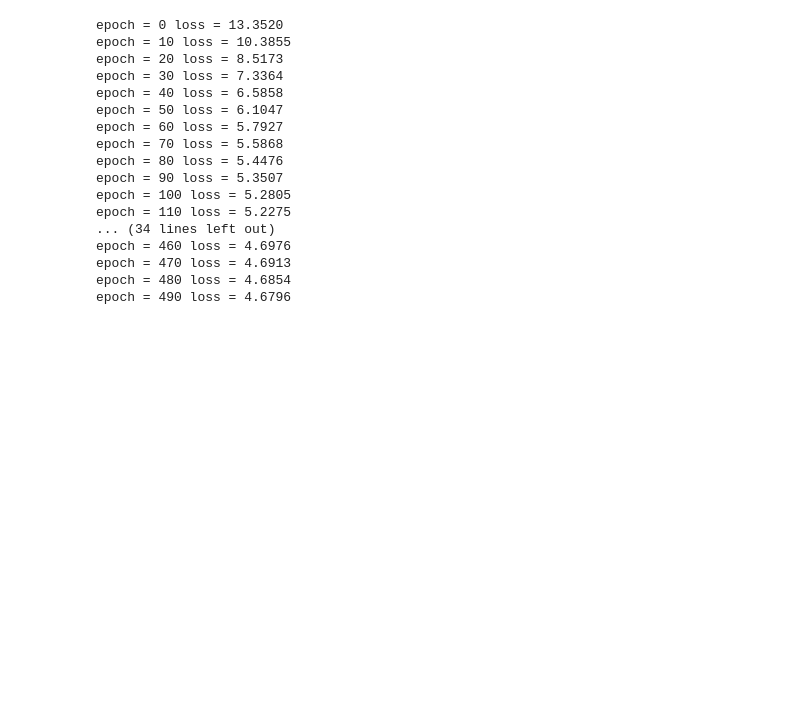
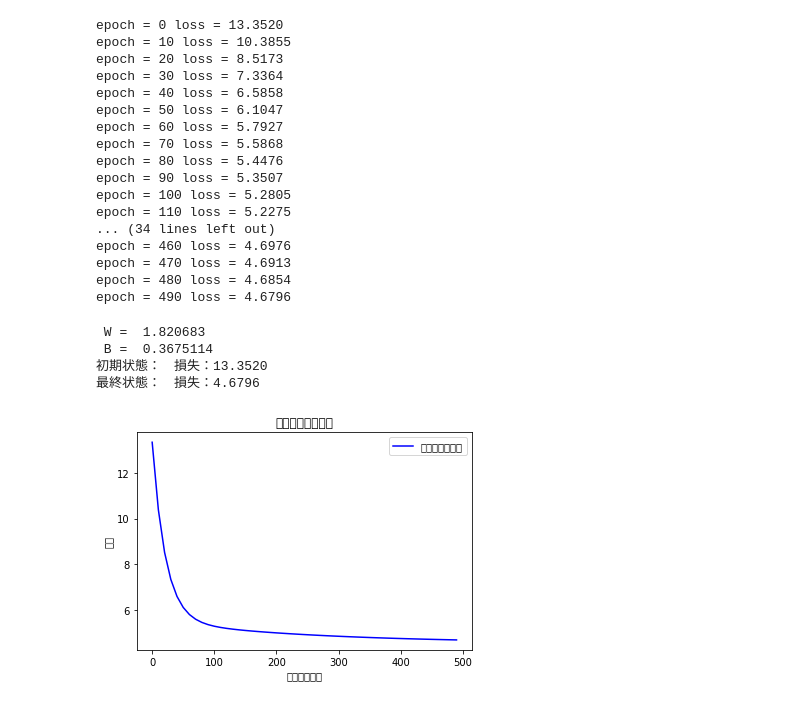
Before and after one commit to mixtape115/torch, a Jupyter notebook: src/ch3.ipynb, the cells around one changed output. Saved outputs shown, nothing was run; the diff lists cells and outputs as text; code cells hidden in the pictures; blank space fills up the shorter version.

```diff
--- a/src/ch3.ipynb
+++ b/src/ch3.ipynb
@@ -259,3 +259,16 @@ epoch = 460 loss = 4.6976
 epoch = 470 loss = 4.6913
 epoch = 480 loss = 4.6854
 epoch = 490 loss = 4.6796
+# %%
+# パラメータの最終値
+print(' W = ', W.data.numpy())
+print(' B = ', B.data.numpy())
+
+# 損失の確認
+print(f'初期状態：　損失：{history[0, 1]:.4f}')
+print(f'最終状態：　損失：{history[-1,1]:.4f}')
+# %% [output]
+ W =  1.820683
+ B =  0.3675114
+初期状態：　損失：13.3520
+最終状態：　損失：4.6796
@@ -261,0 +299,11 @@ epoch = 490 loss = 4.6796
+# %%
+# 学習曲線の表示
+
+plt.plot(history[:,0], history[:,1], 'b', label = 'デフォルト設定')
+plt.xlabel("繰り返し回数")
+plt.ylabel('損失')
+plt.legend()
+plt.title('学習曲線（損失）')
+plt.show()
+# %% [output]
+[figure, added]
```
Also changed, not shown: parts of 5 cells of this notebook, 1 other file.
